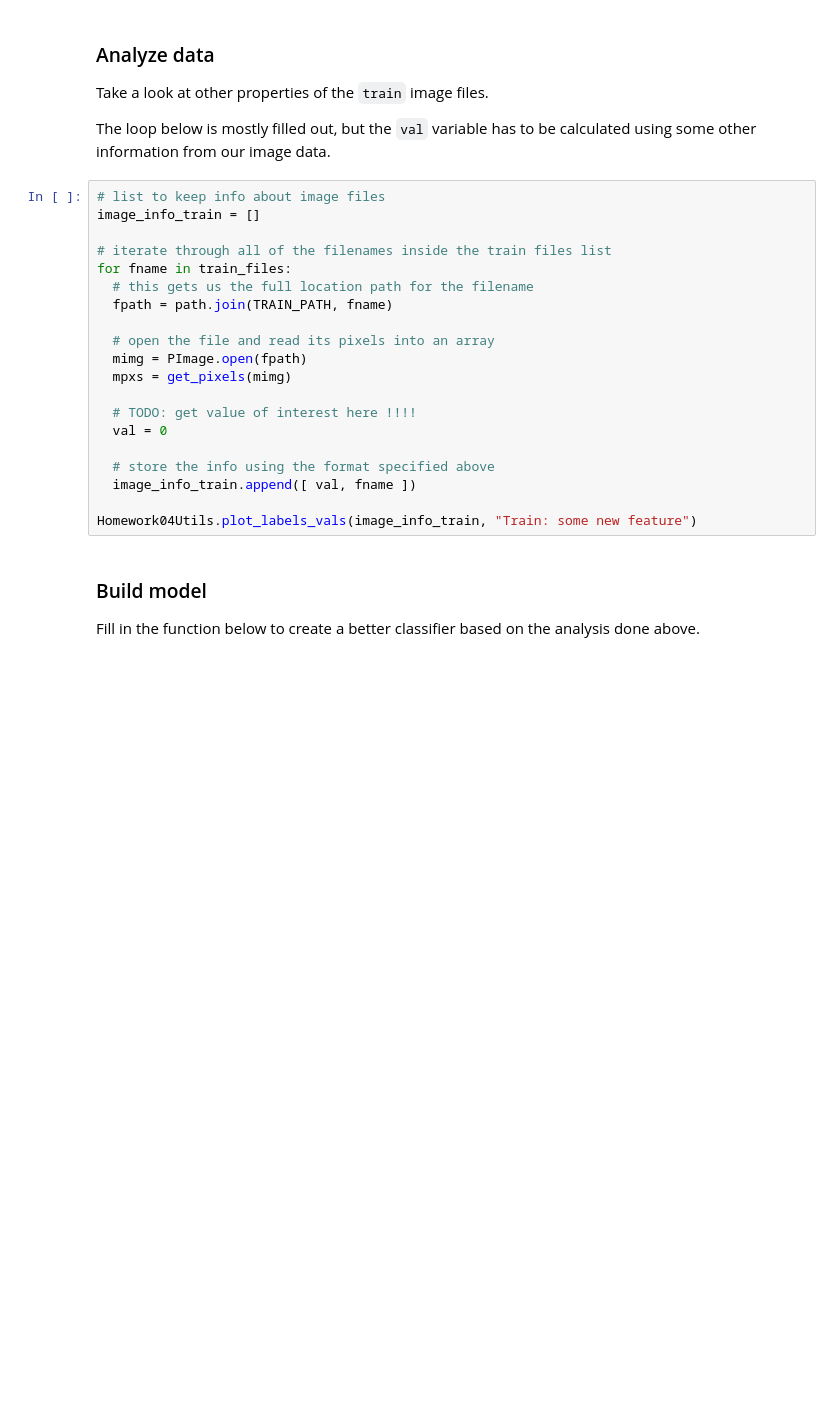
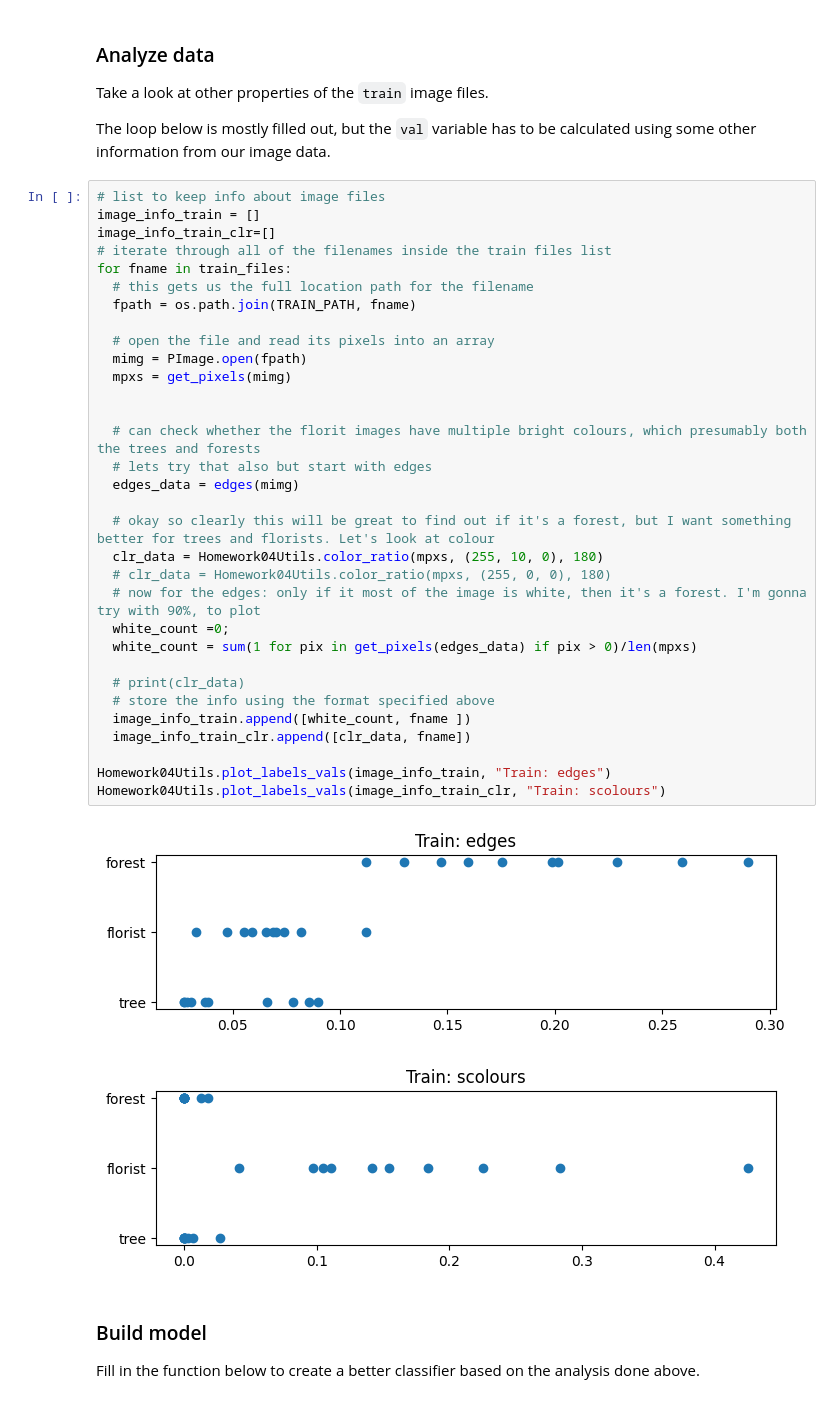
Before and after one commit to MLHarshita/HW04, a Jupyter notebook: Homework04.ipynb, the cells around one changed output. Saved outputs shown, nothing was run; the diff lists cells and outputs as text; blank space fills up the shorter version.

```diff
--- a/Homework04.ipynb
+++ b/Homework04.ipynb
@@ -782,23 +779,38 @@ The loop below is mostly filled out, but the `val` variable has to be calculated
 # %%
 # list to keep info about image files
 image_info_train = []
-
+image_info_train_clr=[]
 # iterate through all of the filenames inside the train files list
 for fname in train_files:
   # this gets us the full location path for the filename
-  fpath = path.join(TRAIN_PATH, fname)
+  fpath = os.path.join(TRAIN_PATH, fname)
 
   # open the file and read its pixels into an array
   mimg = PImage.open(fpath)
   mpxs = get_pixels(mimg)
 
-  # TODO: get value of interest here !!!!
-  val = 0
 
+  # can check whether the florit images have multiple bright colours, which presumably both the trees and forests
+  # lets try that also but start with edges
+  edges_data = edges(mimg)
+
+  # okay so clearly this will be great to find out if it's a forest, but I want something better for trees and florists. Let's look at colour
+  clr_data = Homework04Utils.color_ratio(mpxs, (255, 10, 0), 180)
+  # clr_data = Homework04Utils.color_ratio(mpxs, (255, 0, 0), 180)
+  # now for the edges: only if it most of the image is white, then it's a forest. I'm gonna try with 90%, to plot
+  white_count =0;
+  white_count = sum(1 for pix in get_pixels(edges_data) if pix > 0)/len(mpxs)
+
+  # print(clr_data)
   # store the info using the format specified above
-  image_info_train.append([ val, fname ])
+  image_info_train.append([white_count, fname ])
+  image_info_train_clr.append([clr_data, fname])
 
-Homework04Utils.plot_labels_vals(image_info_train, "Train: some new feature")
+Homework04Utils.plot_labels_vals(image_info_train, "Train: edges")
+Homework04Utils.plot_labels_vals(image_info_train_clr, "Train: scolours")
+# %% [output]
+[figure, added]
+[figure, added]
 # %% [markdown]
 ### Build model
 
```
Also changed, not shown: parts of 4 cells of this notebook, 1 other file.
